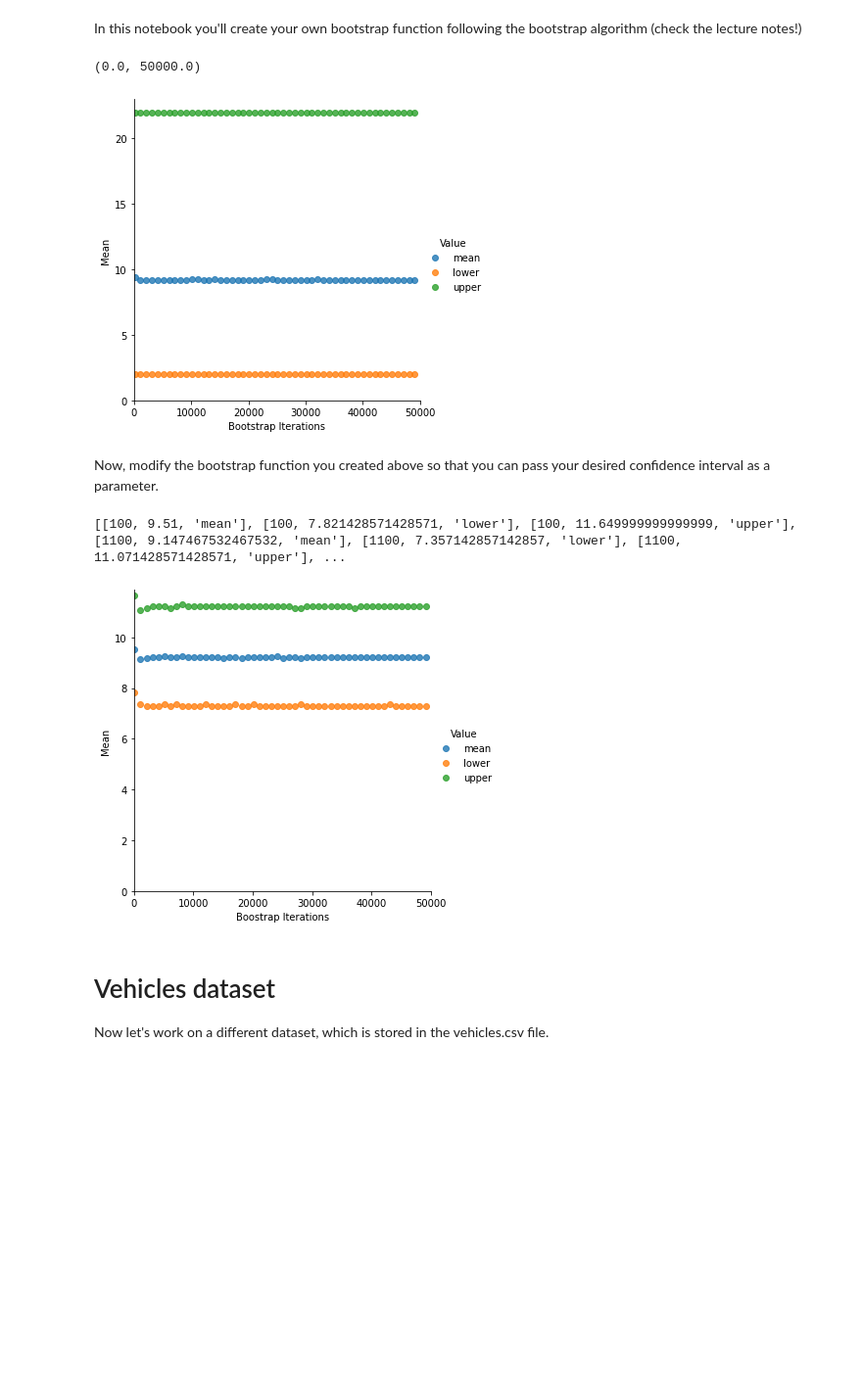
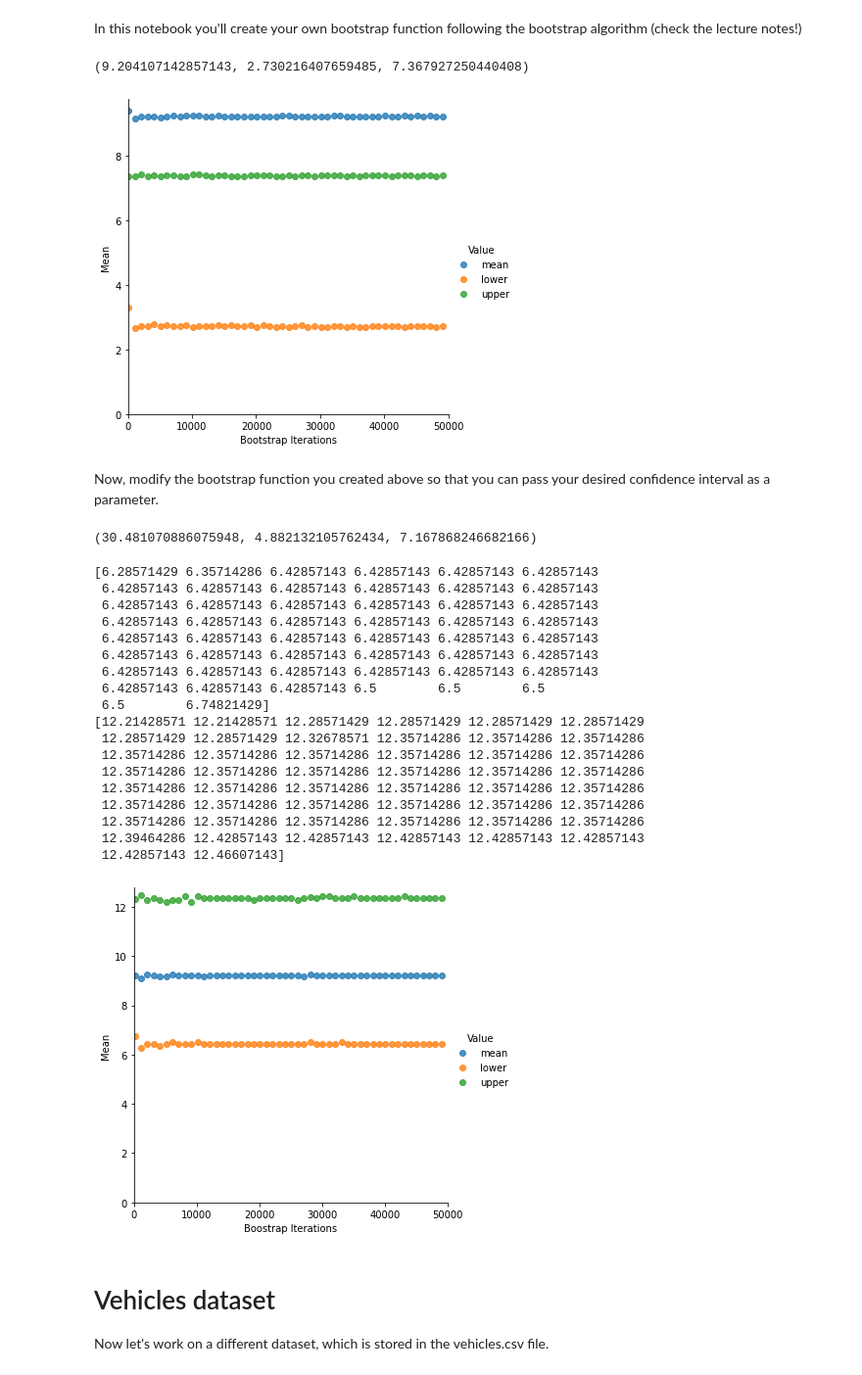
Before and after one commit to AJ6546/CE888, a Jupyter notebook: Lab2.ipynb, the cells around one changed output. Shown: that part at 98% size. Saved outputs shown, nothing was run; the diff lists cells and outputs as text; code cells hidden in the pictures; blank space fills up the shorter version.

```diff
--- a/Lab2.ipynb
+++ b/Lab2.ipynb
@@ -20,10 +20,12 @@ data = df.values.T[1]
 # 5. Return data_mean, and the lower and upper bounds of your interval
 def bootstrap_mean(x, sample_size, n_bootstraps):
 	# <---INSERT YOUR CODE HERE--->
-	arr=np.random.choice(x,n_bootstraps*sample_size)
-	arr.shape = (n_bootstraps, sample_size)
+	arr=np.random.choice(x,(n_bootstraps, sample_size))
 	data_mean = np.mean(arr)
-	lower, mid, upper = np.percentile(arr, [2.5, 50, 97.5])
+	bt_mean = np.std(arr,axis=1)
+	data_mean = np.mean(arr)
+	lower = np.percentile(bt_mean, 2.5)
+	upper = np.percentile(bt_mean, 97.5)
 	return data_mean, lower, upper
 # %%
 # Call your bootstrap function and plot the results
@@ -40,9 +42,11 @@ sns_plot = sns.lmplot(df_boot.columns[0], df_boot.columns[1], data=df_boot, fit_
 
 sns_plot.axes[0, 0].set_ylim(0,)
 sns_plot.axes[0, 0].set_xlim(0, 50000)
+
+print(bootstrap_mean(data, data.shape[0], 10000))
 # %% [output]
-(0.0, 50000.0)
+(9.204107142857143, 2.730216407659485, 7.367927250440408)
-[figure, old version]
+[figure, new version]
 # %% [markdown]
 
 Now, modify the bootstrap function you created above so that you can pass your desired confidence interval as a parameter.
@@ -53,7 +57,7 @@ def bootstrap_mean_ci(sample, sample_size, n_bootstraps, ci):
 	data_mean = np.mean(arr)
 	bt_mean = np.mean(arr,axis=1)
 	lower = np.percentile(bt_mean, (100-ci)/2)
-	upper = np.percentile(bt_mean, ci+(100-ci)/2)
+	upper = np.percentile(bt_mean, (100+ci)/2)
 	return data_mean, lower, upper
 # %%
 def bootstrap_sd_ci(sample, sample_size, n_bootstraps, ci):
@@ -62,27 +66,54 @@ def bootstrap_sd_ci(sample, sample_size, n_bootstraps, ci):
 	data_mean = np.mean(arr)
 	bt_mean = np.std(arr,axis=1)
 	lower = np.percentile(bt_mean, (100-ci)/2)
-	upper = np.percentile(bt_mean, ci+(100-ci)/2)
+	upper = np.percentile(bt_mean, (100+ci)/2)
 	return data_mean, lower, upper
+# %% [output]
+(30.481070886075948, 4.882132105762434, 7.167868246682166)
 # %%
 boots = []
+m=[]
+l=[]
+u=[]
 for i in range(100, 50000, 1000):
-    boot = bootstrap_mean_ci(data, data.shape[0], i, 80)
+    boot = bootstrap_mean_ci(data, data.shape[0], i, 95)
     boots.append([i, boot[0], "mean"])
     boots.append([i, boot[1], "lower"])
     boots.append([i, boot[2], "upper"])
-
+    m.append(boot[0])
+    l.append(boot[1])
+    u.append(boot[2])
 df_boot = pd.DataFrame(boots, columns=['Boostrap Iterations', 'Mean', "Value"])
 sns_plot = sns.lmplot(df_boot.columns[0], df_boot.columns[1], data=df_boot, fit_reg=False, hue="Value")
 
 sns_plot.axes[0, 0].set_ylim(0,)
 sns_plot.axes[0, 0].set_xlim(0, 50000)
-
+m=np.sort(m)
+l=np.sort(l)
+u=np.sort(u)
 #sns_plot.savefig("bootstrap_confidence_80.pdf", bbox_inches='tight')
-print(boots)
+print(l)
+print(u)
 # %% [output]
-[[100, 9.51, 'mean'], [100, 7.821428571428571, 'lower'], [100, 11.649999999999999, 'upper'], [1100, 9.147467532467532, 'mean'], [1100, 7.357142857142857, 'lower'], [1100, 11.071428571428571, 'upper'], ...
+[6.28571429 6.35714286 6.42857143 6.42857143 6.42857143 6.42857143
+ 6.42857143 6.42857143 6.42857143 6.42857143 6.42857143 6.42857143
+ 6.42857143 6.42857143 6.42857143 6.42857143 6.42857143 6.42857143
+ 6.42857143 6.42857143 6.42857143 6.42857143 6.42857143 6.42857143
+ 6.42857143 6.42857143 6.42857143 6.42857143 6.42857143 6.42857143
+ 6.42857143 6.42857143 6.42857143 6.42857143 6.42857143 6.42857143
+ 6.42857143 6.42857143 6.42857143 6.42857143 6.42857143 6.42857143
+ 6.42857143 6.42857143 6.42857143 6.5        6.5        6.5
+ 6.5        6.74821429]
+[12.21428571 12.21428571 12.28571429 12.28571429 12.28571429 12.28571429
+ 12.28571429 12.28571429 12.32678571 12.35714286 12.35714286 12.35714286
+ 12.35714286 12.35714286 12.35714286 12.35714286 12.35714286 12.35714286
+ 12.35714286 12.35714286 12.35714286 12.35714286 12.35714286 12.35714286
+ 12.35714286 12.35714286 12.35714286 12.35714286 12.35714286 12.35714286
+ 12.35714286 12.35714286 12.35714286 12.35714286 12.35714286 12.35714286
+ 12.35714286 12.35714286 12.35714286 12.35714286 12.35714286 12.35714286
+ 12.39464286 12.42857143 12.42857143 12.42857143 12.42857143 12.42857143
+ 12.42857143 12.46607143]
-[figure, old version]
+[figure, new version]
 # %% [markdown]
 # Vehicles dataset
 
```
Also changed, not shown: parts of 5 cells of this notebook.
